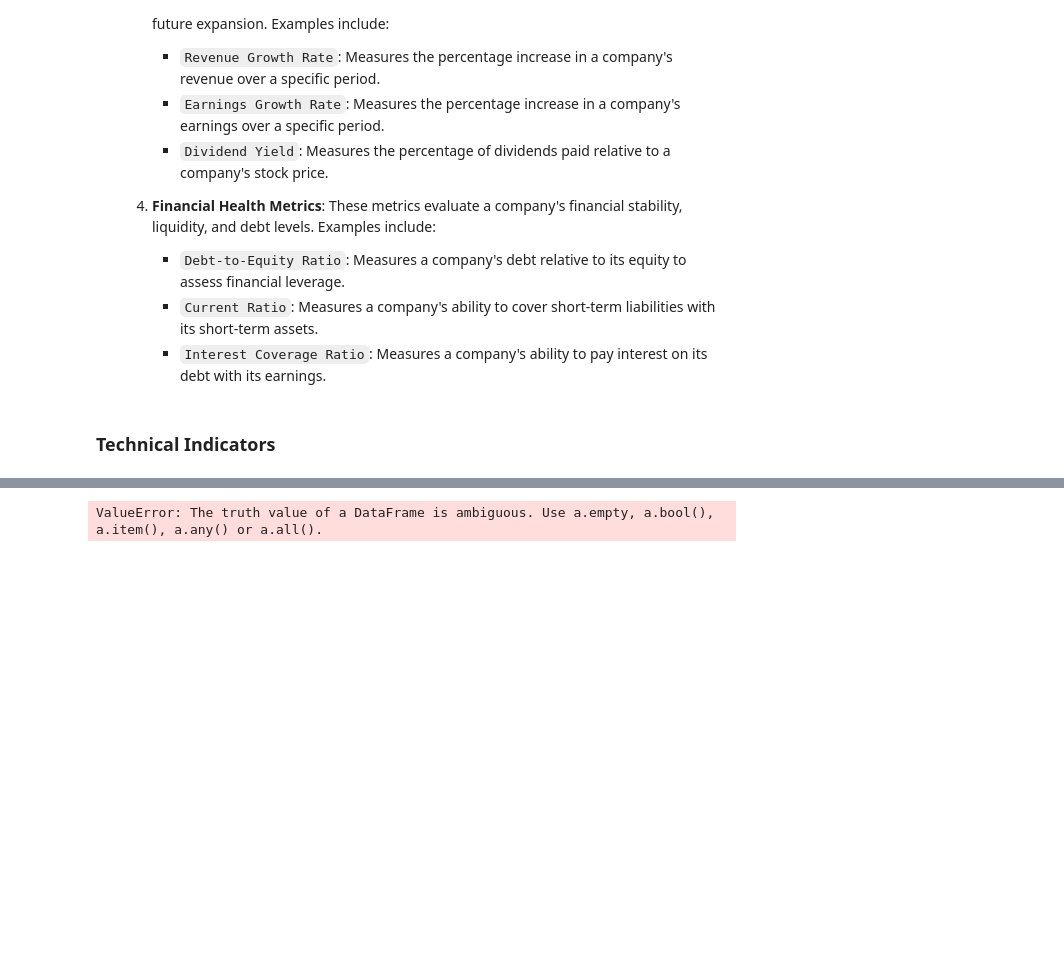
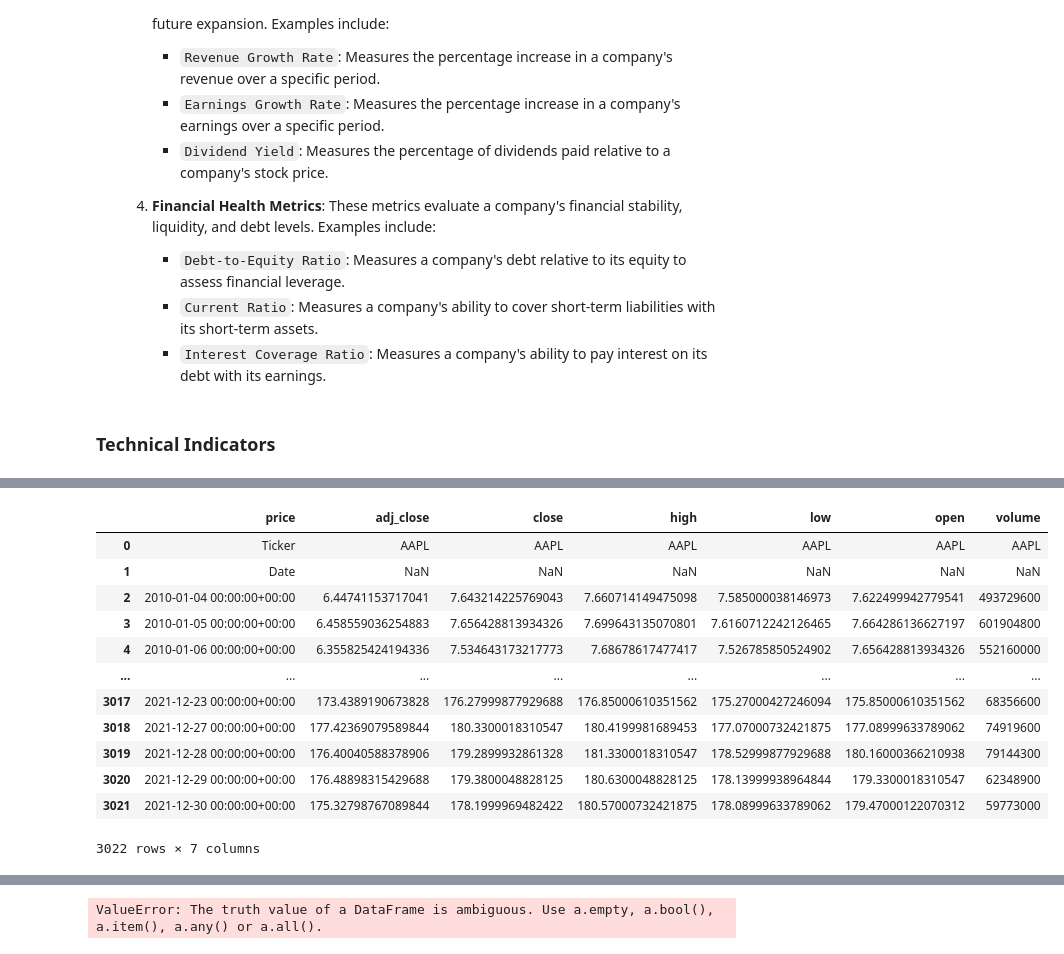
Before and after one commit to TeslimAdeyanju/6-Portfolio-Exploring-Financial-Market-Trends-Analysis, a Jupyter notebook: Exploring-Financia-Market-Analysis.ipynb, the cells around one changed output, grey strips where cells are left out. Drawn from its saved outputs; the diff is of its cells as text; code cells hidden in the pictures; blank space fills up the shorter version.

Commit message:
data cleaning for technical indicators

```diff
--- a/Exploring-Financia-Market-Analysis.ipynb
+++ b/Exploring-Financia-Market-Analysis.ipynb
@@ -378,0 +357,6 @@ all_data = pd.concat({ticker: data[ticker] for ticker in tickers}, axis=1)
+# %%
+# Load data from CSV files
+aapl_price = pd.read_csv('aapl_price.csv', index_col=0, parse_dates=True)
+msft_price = pd.read_csv('msft_price.csv', index_col=0, parse_dates=True)
+googl_price = pd.read_csv('googl_price.csv', index_col=0, parse_dates=True)
+amzn_price = pd.read_csv('amzn_price.csv', index_col=0, parse_dates=True)
@@ -378,0 +374,6 @@ all_data = pd.concat({ticker: data[ticker] for ticker in tickers}, axis=1)
+# %%
+# reset the index to remove the multi-index
+aapl_price.reset_index(inplace=True)
+msft_price.reset_index(inplace=True)
+googl_price.reset_index(inplace=True)
+amzn_price.reset_index(inplace=True)
@@ -378,0 +390,29 @@ all_data = pd.concat({ticker: data[ticker] for ticker in tickers}, axis=1)
+# %%
+# clean the columns headers to make them uniform
+def clean_columns_headers(df):
+    df.columns = df.columns.str.strip()
+    df.columns = df.columns.str.lower()
+    df.columns = df.columns.str.replace(' ', '_')
+    return df
+
+aapl_price = clean_columns_headers(aapl_price)
+msft_price = clean_columns_headers(msft_price)
+googl_price = clean_columns_headers(googl_price)
+amzn_price = clean_columns_headers(amzn_price)
+# %%
+#  view the data to check the changes
+aapl_price
+# %% [output]
+|  | price | adj_close | close | high | low | open | volume |
+| 0 | Ticker | AAPL | AAPL | AAPL | AAPL | AAPL | AAPL |
+| 1 | Date | NaN | NaN | NaN | NaN | NaN | NaN |
+| 2 | 2010-01-04 00:00:00+00:00 | 6.44741153717041 | 7.643214225769043 | 7.660714149475098 | 7.585000038146973 | 7.622499942779541 | 493729600 |
+| 3 | 2010-01-05 00:00:00+00:00 | 6.458559036254883 | 7.656428813934326 | 7.699643135070801 | 7.6160712242126465 | 7.664286136627197 | 601904800 |
+| 4 | 2010-01-06 00:00:00+00:00 | 6.355825424194336 | 7.534643173217773 | 7.68678617477417 | 7.526785850524902 | 7.656428813934326 | 552160000 |
+| ... | ... | ... | ... | ... | ... | ... | ... |
+| 3017 | 2021-12-23 00:00:00+00:00 | 173.4389190673828 | 176.27999877929688 | 176.85000610351562 | 175.27000427246094 | 175.85000610351562 | 68356600 |
+| 3018 | 2021-12-27 00:00:00+00:00 | 177.42369079589844 | 180.3300018310547 | 180.4199981689453 | 177.07000732421875 | 177.08999633789062 | 74919600 |
+| 3019 | 2021-12-28 00:00:00+00:00 | 176.40040588378906 | 179.2899932861328 | 181.3300018310547 | 178.52999877929688 | 180.16000366210938 | 79144300 |
+| 3020 | 2021-12-29 00:00:00+00:00 | 176.48898315429688 | 179.3800048828125 | 180.6300048828125 | 178.13999938964844 | 179.3300018310547 | 62348900 |
+| 3021 | 2021-12-30 00:00:00+00:00 | 175.32798767089844 | 178.1999969482422 | 180.57000732421875 | 178.08999633789062 | 179.47000122070312 | 59773000 |
+3022 rows × 7 columns
```
Also changed, not shown: parts of 28 cells of this notebook, 4 other files.
